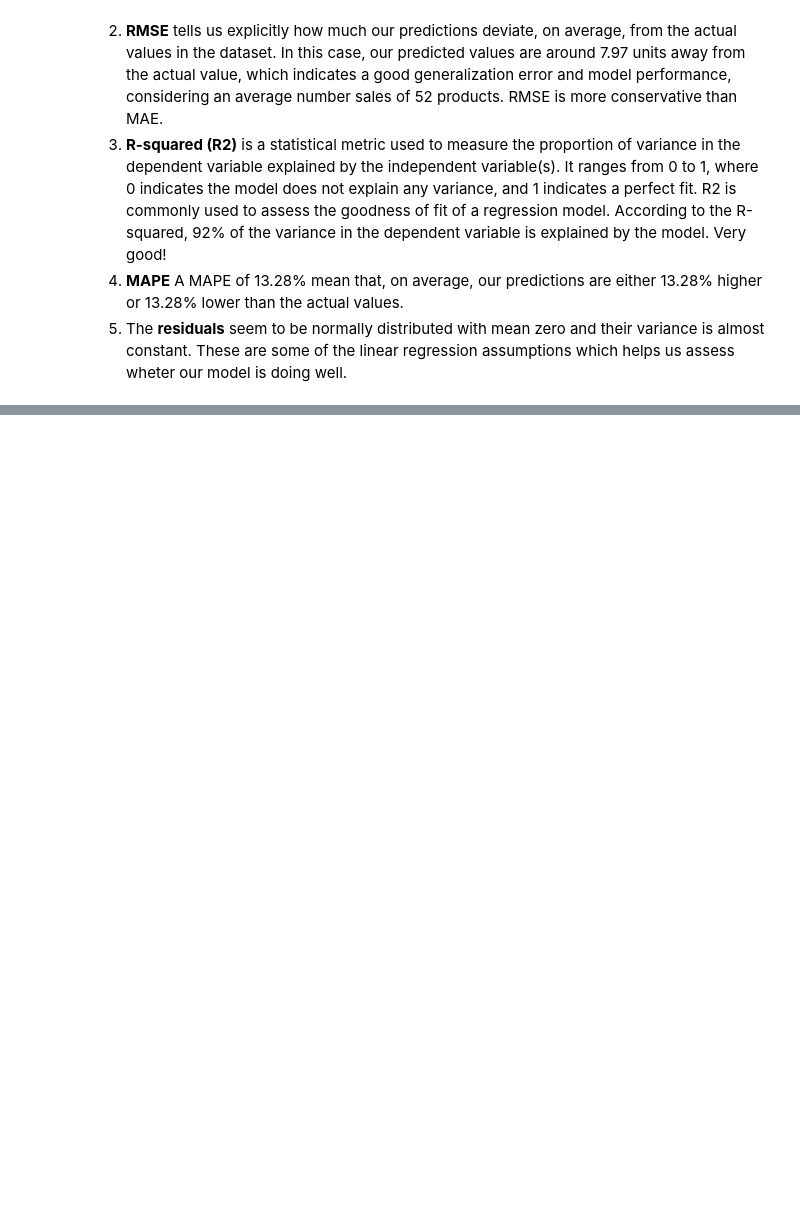
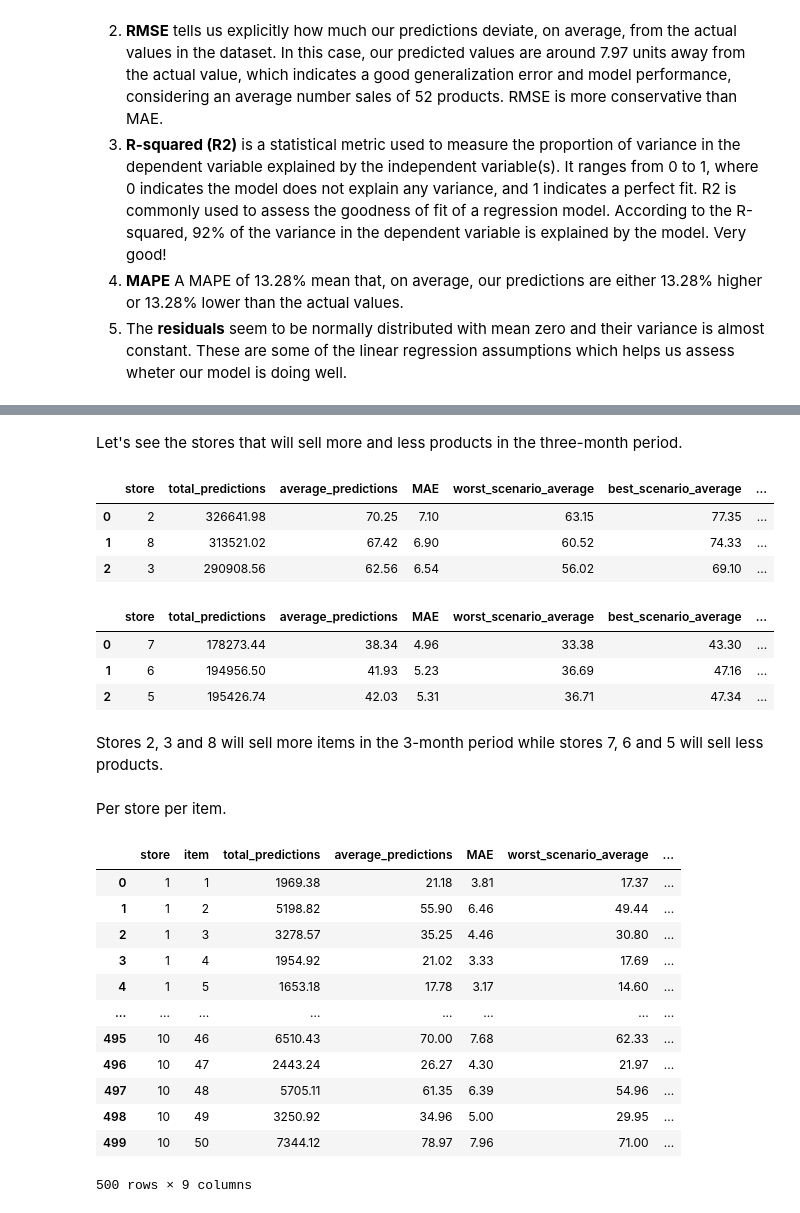
Before and after one commit to allmeidaapedro/Store-Item-Demand-Forecasting, a Jupyter notebook: notebooks/modelling.ipynb, the cells around one changed output, grey strips where cells are left out. Saved outputs shown, nothing was run; the diff lists cells and outputs as text; code cells hidden in the pictures; blank space fills up the shorter version.

```diff
--- a/notebooks/modelling.ipynb
+++ b/notebooks/modelling.ipynb
@@ -836,0 +909,4 @@ Our final lightgbm model presents a great performance!
+# %%
+financial_results = test_sel.copy()
+financial_results['sales'] = np.expm1(financial_results['sales'])
+financial_results['predictions'] = np.expm1(sel_pred)
@@ -836,0 +943,46 @@ Our final lightgbm model presents a great performance!
+# %% [markdown]
+Let's see the stores that will sell more and less products in the three-month period.
+# %%
+stores_results.sort_values(by=['total_predictions', 'average_predictions'], ascending=False).head(3).reset_index(drop=True)
+# %% [output]
+|  | store | total_predictions | average_predictions | MAE | worst_scenario_average | best_scenario_average | ... |
+| 0 | 2 | 326641.98 | 70.25 | 7.10 | 63.15 | 77.35 | ... |
+| 1 | 8 | 313521.02 | 67.42 | 6.90 | 60.52 | 74.33 | ... |
+| 2 | 3 | 290908.56 | 62.56 | 6.54 | 56.02 | 69.10 | ... |
+# %%
+stores_results.sort_values(by=['total_predictions', 'average_predictions'], ascending=True).head(3).reset_index(drop=True)
+# %% [output]
+|  | store | total_predictions | average_predictions | MAE | worst_scenario_average | best_scenario_average | ... |
+| 0 | 7 | 178273.44 | 38.34 | 4.96 | 33.38 | 43.30 | ... |
+| 1 | 6 | 194956.50 | 41.93 | 5.23 | 36.69 | 47.16 | ... |
+| 2 | 5 | 195426.74 | 42.03 | 5.31 | 36.71 | 47.34 | ... |
+# %% [markdown]
+Stores 2, 3 and 8 will sell more items in the 3-month period while stores 7, 6 and 5 will sell less products.
+# %% [markdown]
+Per store per item.
+# %%
+sum_pred_items = financial_results.groupby(['store', 'item'])['predictions'].sum().reset_index()
+avg_pred_items = financial_results.groupby(['store', 'item'])['predictions'].mean().reset_index()
+mae_items = financial_results.groupby(['store', 'item']).apply(lambda x: mean_absolute_error(x['sales'], x['predictions'])).reset_index().rename(columns={0: 'MAE'})
+sum_avg = pd.merge(sum_pred_items, avg_pred_items, how='inner', on=['store', 'item']).rename(columns={'predictions_x': 'total_predictions', 'predictions_y': 'average_predictions'})
+items_results = pd.merge(sum_avg, mae_items, how='inner', on=['store', 'item'])
+items_results['worst_scenario_average'] = items_results['average_predictions'] - items_results['MAE']
+items_results['best_scenario_average'] = items_results['average_predictions'] + items_results['MAE']
+items_results['worst_scenario_total'] = items_results['total_predictions'] - items_results['MAE']
+items_results['best_scenario_total'] = items_results['total_predictions'] + items_results['MAE']
+items_results = items_results.apply(lambda x: round(x, 2))
+items_results
+# %% [output]
+|  | store | item | total_predictions | average_predictions | MAE | worst_scenario_average | ... |
+| 0 | 1 | 1 | 1969.38 | 21.18 | 3.81 | 17.37 | ... |
+| 1 | 1 | 2 | 5198.82 | 55.90 | 6.46 | 49.44 | ... |
+| 2 | 1 | 3 | 3278.57 | 35.25 | 4.46 | 30.80 | ... |
+| 3 | 1 | 4 | 1954.92 | 21.02 | 3.33 | 17.69 | ... |
+| 4 | 1 | 5 | 1653.18 | 17.78 | 3.17 | 14.60 | ... |
+| ... | ... | ... | ... | ... | ... | ... | ... |
+| 495 | 10 | 46 | 6510.43 | 70.00 | 7.68 | 62.33 | ... |
+| 496 | 10 | 47 | 2443.24 | 26.27 | 4.30 | 21.97 | ... |
+| 497 | 10 | 48 | 5705.11 | 61.35 | 6.39 | 54.96 | ... |
+| 498 | 10 | 49 | 3250.92 | 34.96 | 5.00 | 29.95 | ... |
+| 499 | 10 | 50 | 7344.12 | 78.97 | 7.96 | 71.00 | ... |
+500 rows × 9 columns
```
Also changed, not shown: parts of 33 cells of this notebook, 1 other file.
